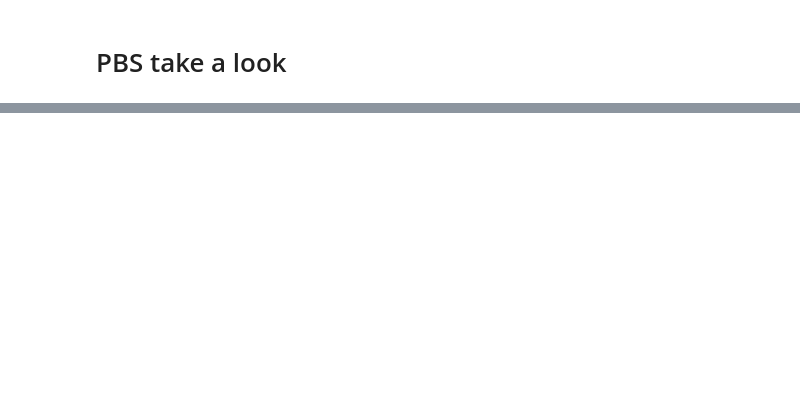
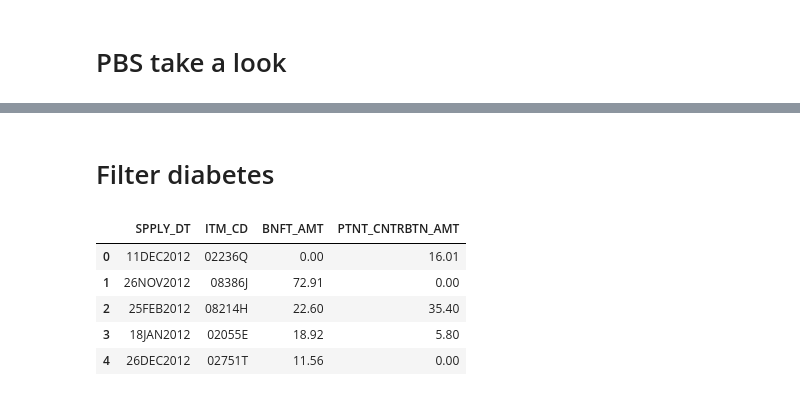
Before and after one commit to samuelefiorini/tangle, a Jupyter notebook: notebooks/test.ipynb, the cells around one changed output, grey strips where cells are left out. Cells and saved outputs as stored; diff of their text form; code cells hidden in the pictures; blank space fills up the shorter version.

```diff
--- a/notebooks/test.ipynb
+++ b/notebooks/test.ipynb
@@ -84,0 +101,14 @@ pbs_years = [s.split('_')[-1].split('.')[0] for s in pbs_files]
+# %% [markdown]
+# Filter diabetes
+# %%
+filename = 'PBS_SAMPLE_10PCT_2012.csv'
+costs = pd.read_csv(os.path.join(ROOT, '{}'.format(filename)), header=0,
+                    usecols=['BNFT_AMT', 'PTNT_CNTRBTN_AMT', 'ITM_CD', 'SPPLY_DT'])
+costs.head()
+# %% [output]
+|  | SPPLY_DT | ITM_CD | BNFT_AMT | PTNT_CNTRBTN_AMT |
+| 0 | 11DEC2012 | 02236Q | 0.00 | 16.01 |
+| 1 | 26NOV2012 | 08386J | 72.91 | 0.00 |
+| 2 | 25FEB2012 | 08214H | 22.60 | 35.40 |
+| 3 | 18JAN2012 | 02055E | 18.92 | 5.80 |
+| 4 | 26DEC2012 | 02751T | 11.56 | 0.00 |
```
Also changed, not shown: parts of 21 cells of this notebook, 3 other files.
